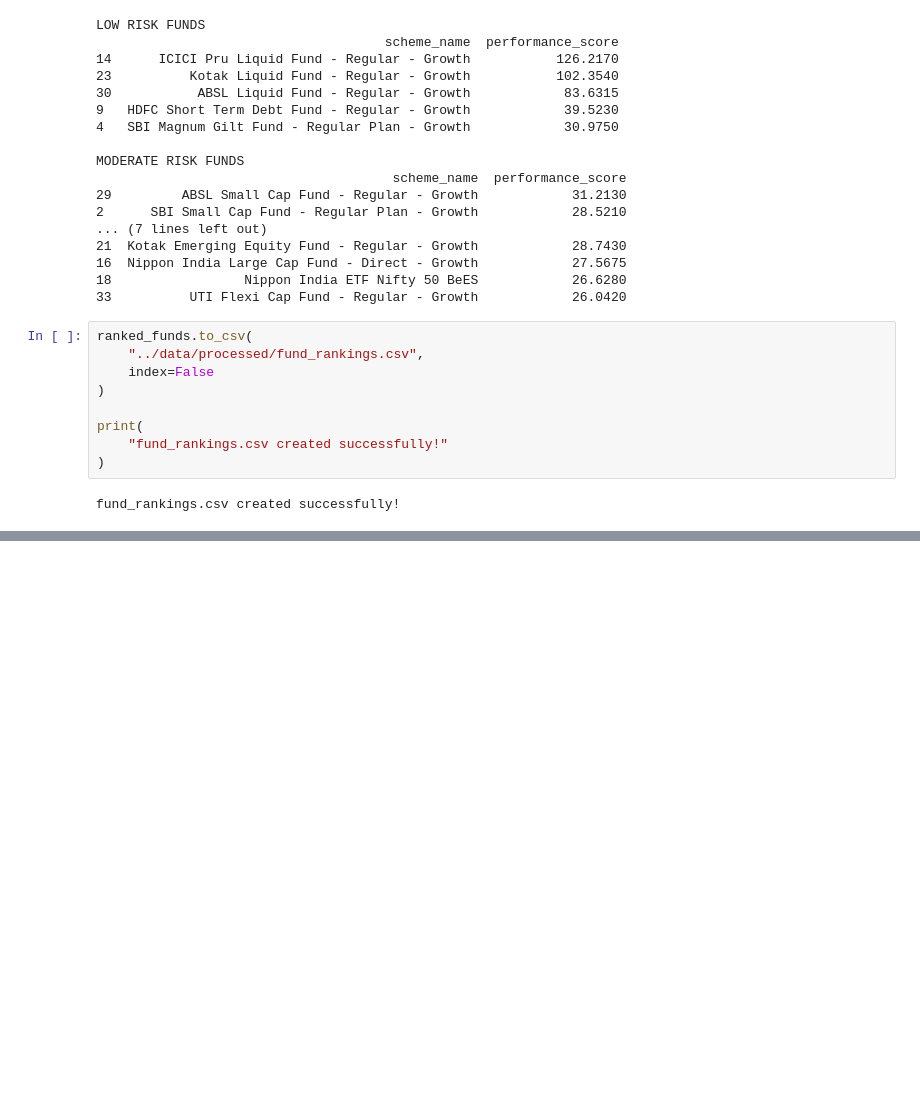
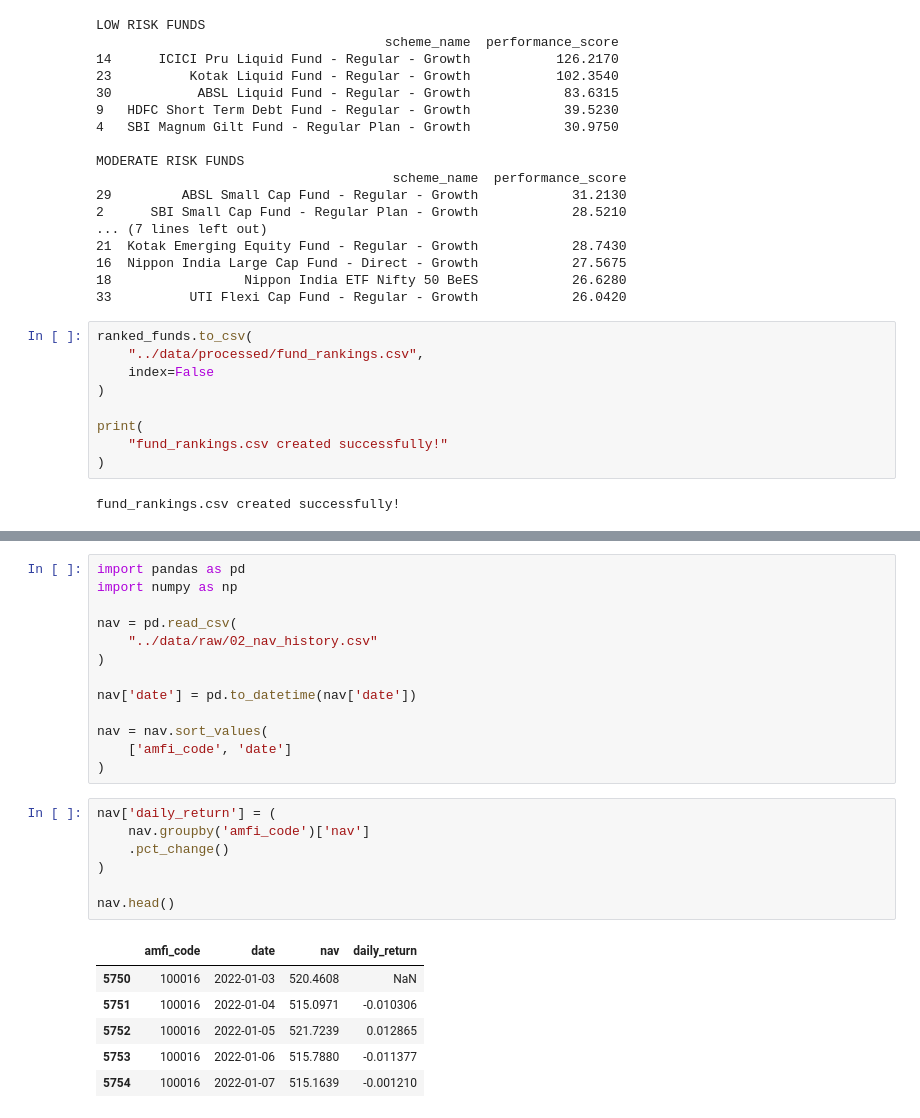
Before and after one commit to jeya-varshani24/bluestock-mf-capstone, a Jupyter notebook: notebooks/04_performance_analytics.ipynb, the cells around one changed output, grey strips where cells are left out. Cells and saved outputs as stored; diff of their text form; blank space fills up the shorter version.

```diff
--- a/notebooks/04_performance_analytics.ipynb
+++ b/notebooks/04_performance_analytics.ipynb
@@ -201,0 +228,27 @@ fund_rankings.csv created successfully!
+# %%
+import pandas as pd
+import numpy as np
+
+nav = pd.read_csv(
+    "../data/raw/02_nav_history.csv"
+)
+
+nav['date'] = pd.to_datetime(nav['date'])
+
+nav = nav.sort_values(
+    ['amfi_code', 'date']
+)
+# %%
+nav['daily_return'] = (
+    nav.groupby('amfi_code')['nav']
+    .pct_change()
+)
+
+nav.head()
+# %% [output]
+|  | amfi_code | date | nav | daily_return |
+| 5750 | 100016 | 2022-01-03 | 520.4608 | NaN |
+| 5751 | 100016 | 2022-01-04 | 515.0971 | -0.010306 |
+| 5752 | 100016 | 2022-01-05 | 521.7239 | 0.012865 |
+| 5753 | 100016 | 2022-01-06 | 515.7880 | -0.011377 |
+| 5754 | 100016 | 2022-01-07 | 515.1639 | -0.001210 |
```
Also changed, not shown: parts of 42 cells of this notebook, 8 other files.
